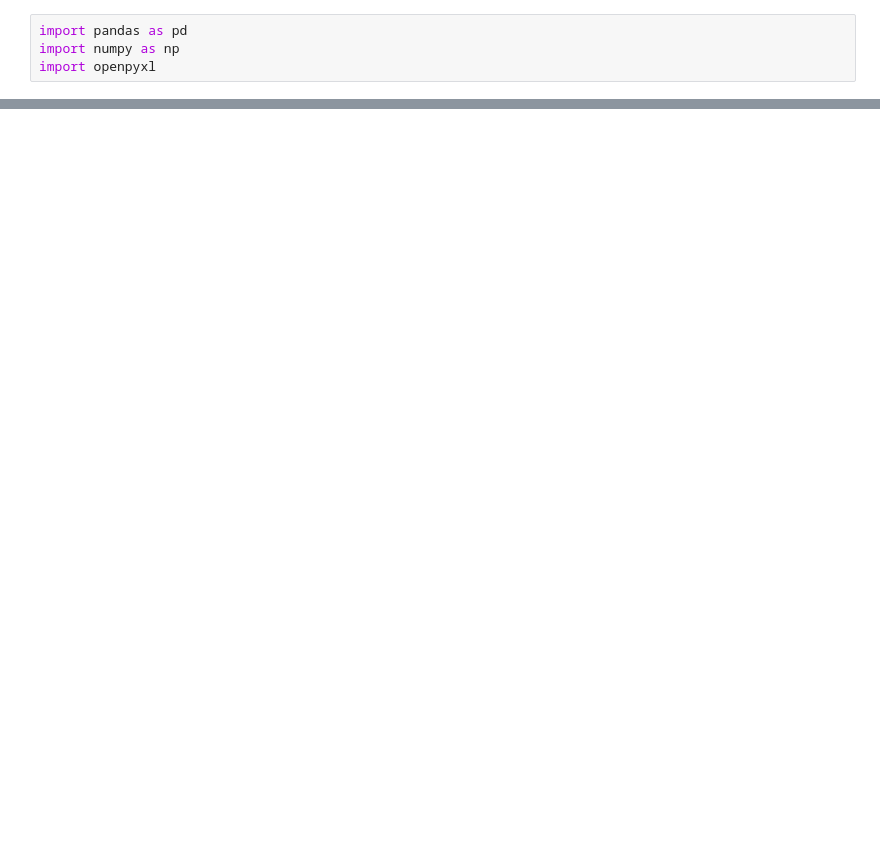
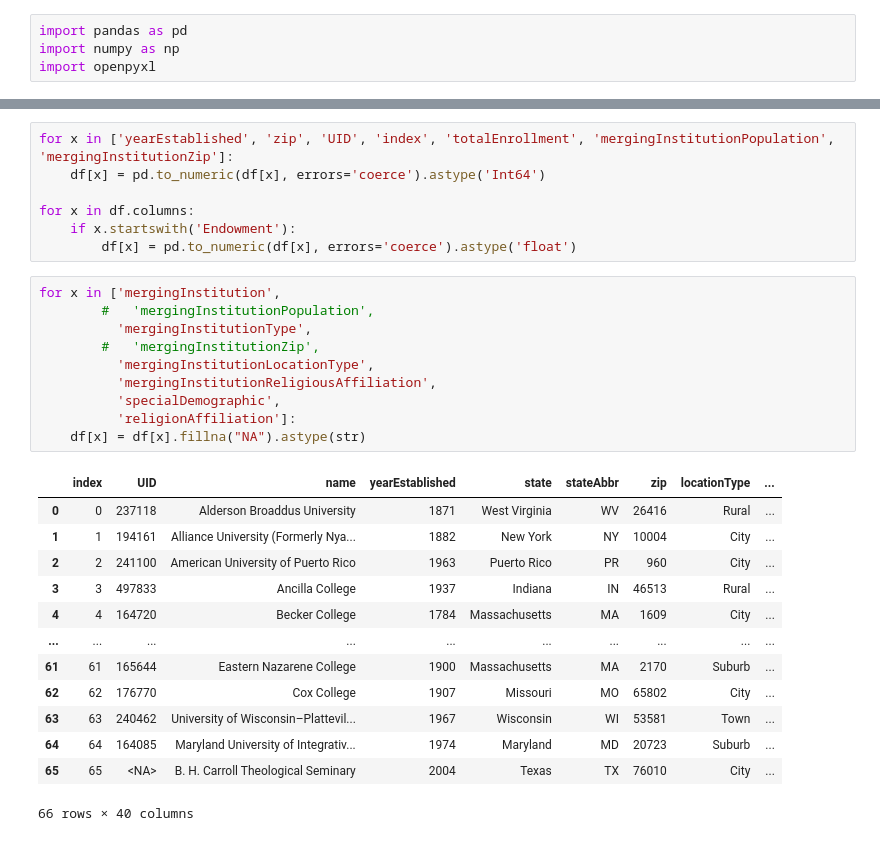
Before and after one commit to SepehrAkbari/enrollment-cliff, a Jupyter notebook: data/cleaner.ipynb, the cells around one changed output, grey strips where cells are left out. Cells and saved outputs as stored; diff of their text form; blank space fills up the shorter version.

```diff
--- a/data/cleaner.ipynb
+++ b/data/cleaner.ipynb
@@ -39,0 +89,31 @@ df_college_closure.to_excel("college_closures_1.xlsx", index=False)
+# %%
+for x in ['yearEstablished', 'zip', 'UID', 'index', 'totalEnrollment', 'mergingInstitutionPopulation', 'mergingInstitutionZip']:
+    df[x] = pd.to_numeric(df[x], errors='coerce').astype('Int64')
+
+for x in df.columns:
+    if x.startswith('Endowment'):
+        df[x] = pd.to_numeric(df[x], errors='coerce').astype('float')
+# %%
+for x in ['mergingInstitution',
+        #   'mergingInstitutionPopulation',
+          'mergingInstitutionType',
+        #   'mergingInstitutionZip',
+          'mergingInstitutionLocationType',
+          'mergingInstitutionReligiousAffiliation',
+          'specialDemographic',
+          'religionAffiliation']:
+    df[x] = df[x].fillna("NA").astype(str)
+# %% [output]
+|  | index | UID | name | yearEstablished | state | stateAbbr | zip | locationType | ... |
+| 0 | 0 | 237118 | Alderson Broaddus University | 1871 | West Virginia | WV | 26416 | Rural | ... |
+| 1 | 1 | 194161 | Alliance University (Formerly Nya... | 1882 | New York | NY | 10004 | City | ... |
+| 2 | 2 | 241100 | American University of Puerto Rico | 1963 | Puerto Rico | PR | 960 | City | ... |
+| 3 | 3 | 497833 | Ancilla College | 1937 | Indiana | IN | 46513 | Rural | ... |
+| 4 | 4 | 164720 | Becker College | 1784 | Massachusetts | MA | 1609 | City | ... |
+| ... | ... | ... | ... | ... | ... | ... | ... | ... | ... |
+| 61 | 61 | 165644 | Eastern Nazarene College | 1900 | Massachusetts | MA | 2170 | Suburb | ... |
+| 62 | 62 | 176770 | Cox College | 1907 | Missouri | MO | 65802 | City | ... |
+| 63 | 63 | 240462 | University of Wisconsin–Plattevil... | 1967 | Wisconsin | WI | 53581 | Town | ... |
+| 64 | 64 | 164085 | Maryland University of Integrativ... | 1974 | Maryland | MD | 20723 | Suburb | ... |
+| 65 | 65 | <NA> | B. H. Carroll Theological Seminary | 2004 | Texas | TX | 76010 | City | ... |
+66 rows × 40 columns
```
Also changed, not shown: parts of 11 cells of this notebook.
